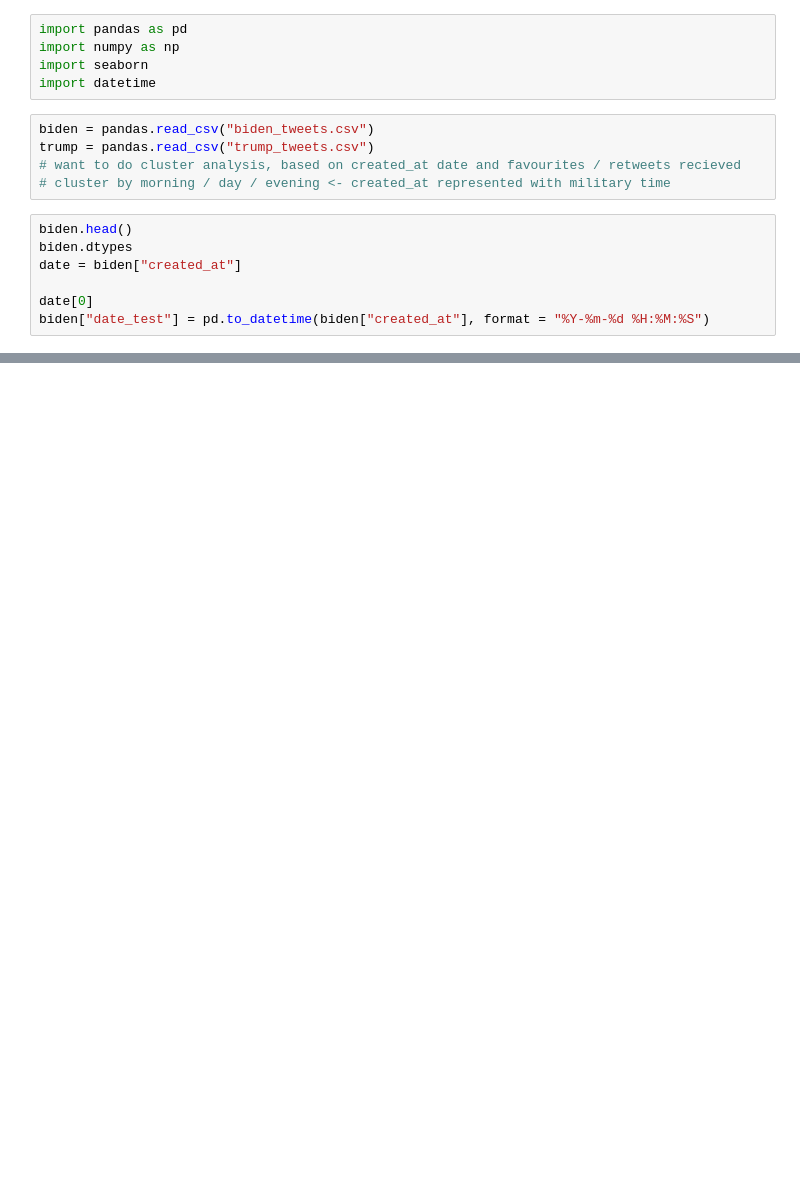
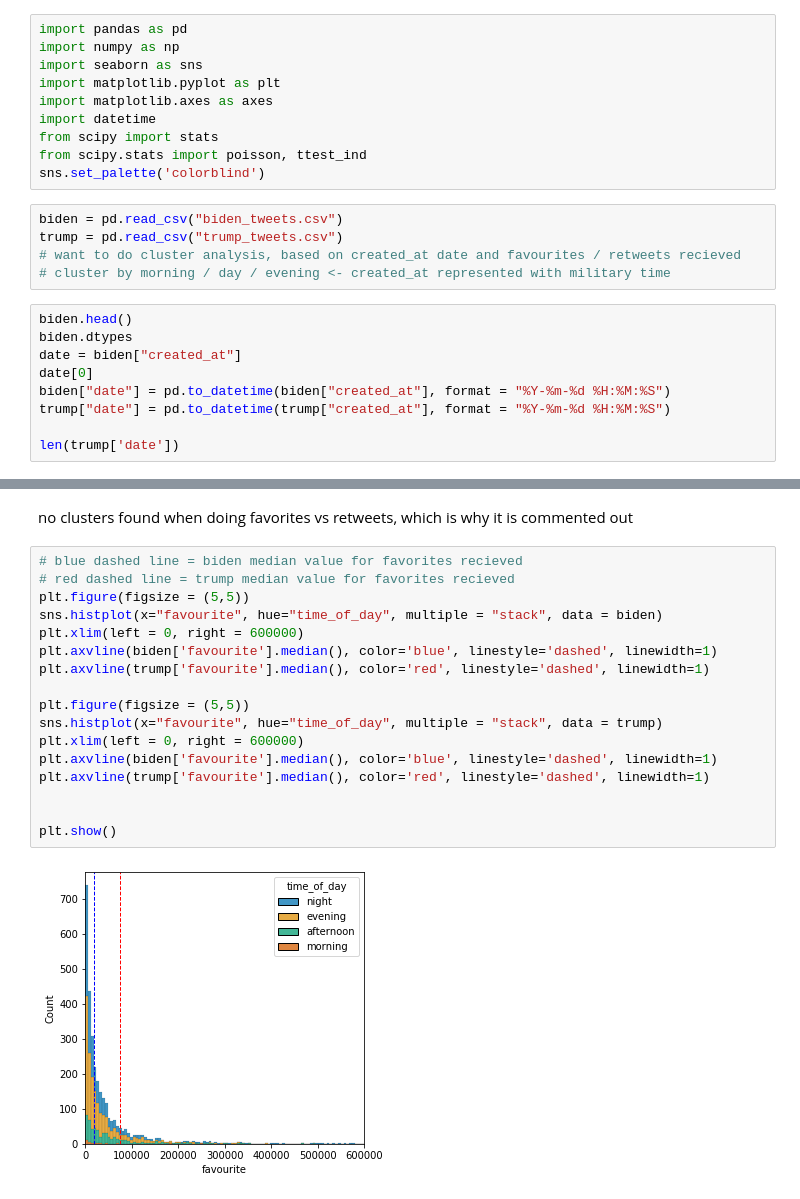
Before and after one commit to sunil-2000/Twitter-Data-Science-Project, a Jupyter notebook: sunil_analysis .ipynb, the cells around one changed output, grey strips where cells are left out. Drawn from its saved outputs; the diff is of its cells as text; blank space fills up the shorter version.

Commit message:
started cluster analysis

```diff
--- a/sunil_analysis .ipynb
+++ b/sunil_analysis .ipynb
@@ -1,17 +1,24 @@
 # %%
 import pandas as pd
 import numpy as np
-import seaborn
+import seaborn as sns
+import matplotlib.pyplot as plt
+import matplotlib.axes as axes
 import datetime
+from scipy import stats
+from scipy.stats import poisson, ttest_ind
+sns.set_palette('colorblind')
 # %%
-biden = pandas.read_csv("biden_tweets.csv")
-trump = pandas.read_csv("trump_tweets.csv")
+biden = pd.read_csv("biden_tweets.csv")
+trump = pd.read_csv("trump_tweets.csv")
 # want to do cluster analysis, based on created_at date and favourites / retweets recieved
 # cluster by morning / day / evening <- created_at represented with military time
 # %%
 biden.head()
 biden.dtypes
 date = biden["created_at"]
+date[0]
+biden["date"] = pd.to_datetime(biden["created_at"], format = "%Y-%m-%d %H:%M:%S")
+trump["date"] = pd.to_datetime(trump["created_at"], format = "%Y-%m-%d %H:%M:%S")
 
-date[0]
-biden["date_test"] = pd.to_datetime(biden["created_at"], format = "%Y-%m-%d %H:%M:%S")
+len(trump['date'])
@@ -32,0 +146,21 @@ Name: date_test, Length: 3084, dtype: datetime64[ns]
+# %% [markdown]
+no clusters found when doing favorites vs retweets, which is why it is commented out
+# %%
+# blue dashed line = biden median value for favorites recieved
+# red dashed line = trump median value for favorites recieved
+plt.figure(figsize = (5,5))
+sns.histplot(x="favourite", hue="time_of_day", multiple = "stack", data = biden)
+plt.xlim(left = 0, right = 600000)
+plt.axvline(biden['favourite'].median(), color='blue', linestyle='dashed', linewidth=1)
+plt.axvline(trump['favourite'].median(), color='red', linestyle='dashed', linewidth=1)
+
+plt.figure(figsize = (5,5))
+sns.histplot(x="favourite", hue="time_of_day", multiple = "stack", data = trump)
+plt.xlim(left = 0, right = 600000)
+plt.axvline(biden['favourite'].median(), color='blue', linestyle='dashed', linewidth=1)
+plt.axvline(trump['favourite'].median(), color='red', linestyle='dashed', linewidth=1)
+
+
+plt.show()
+# %% [output]
+[figure, added]
```
Also changed, not shown: parts of 17 cells of this notebook.
